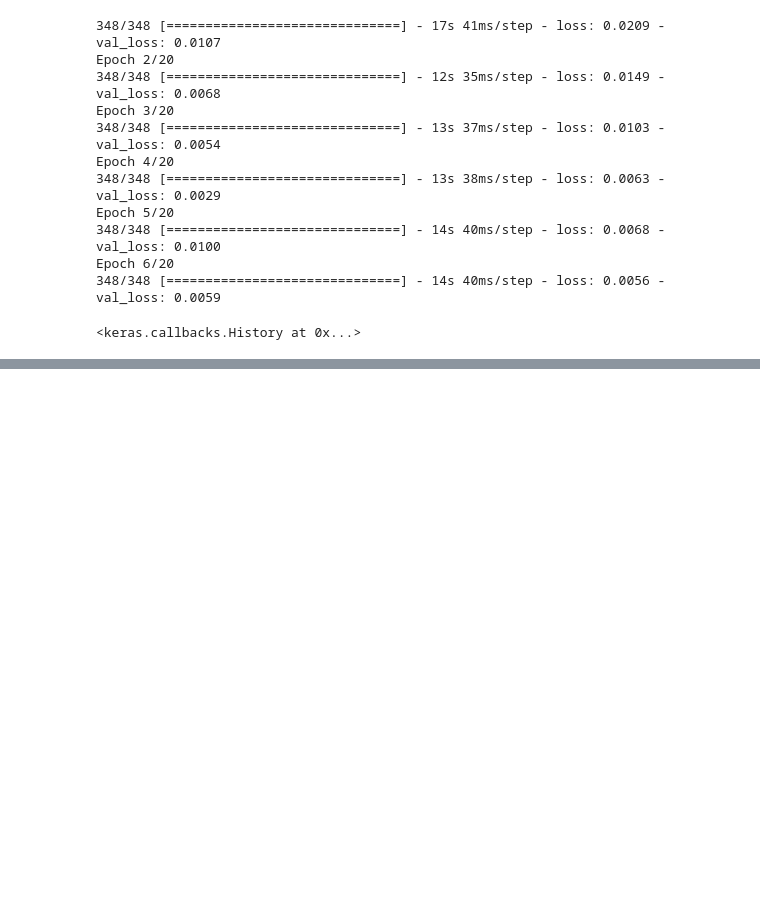
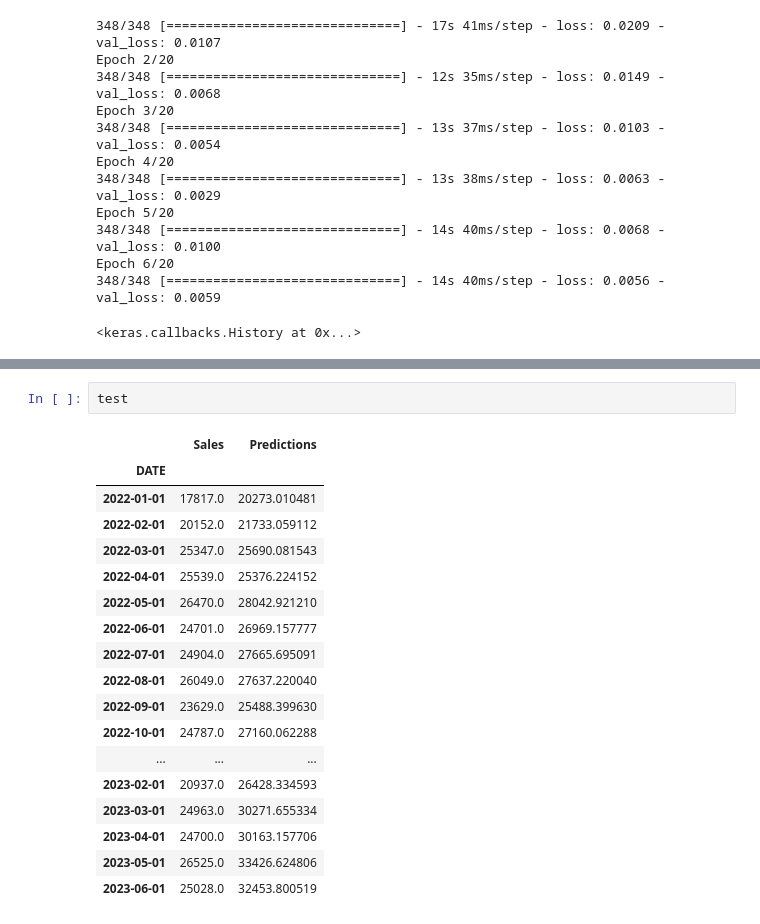
Before and after one commit to PrathamModi001/RNN, a Jupyter notebook: rnn_timeSeries.ipynb, the cells around one changed output, grey strips where cells are left out. Drawn from its saved outputs; the diff is of its cells as text; blank space fills up the shorter version.

```diff
--- a/rnn_timeSeries.ipynb
+++ b/rnn_timeSeries.ipynb
@@ -243,0 +305,21 @@ Epoch 6/20
+# %%
+test
+# %% [output]
+|  | Sales | Predictions |
+| DATE |  |  |
+| 2022-01-01 | 17817.0 | 20273.010481 |
+| 2022-02-01 | 20152.0 | 21733.059112 |
+| 2022-03-01 | 25347.0 | 25690.081543 |
+| 2022-04-01 | 25539.0 | 25376.224152 |
+| 2022-05-01 | 26470.0 | 28042.921210 |
+| 2022-06-01 | 24701.0 | 26969.157777 |
+| 2022-07-01 | 24904.0 | 27665.695091 |
+| 2022-08-01 | 26049.0 | 27637.220040 |
+| 2022-09-01 | 23629.0 | 25488.399630 |
+| 2022-10-01 | 24787.0 | 27160.062288 |
+| ... | ... | ... |
+| 2023-02-01 | 20937.0 | 26428.334593 |
+| 2023-03-01 | 24963.0 | 30271.655334 |
+| 2023-04-01 | 24700.0 | 30163.157706 |
+| 2023-05-01 | 26525.0 | 33426.624806 |
+| 2023-06-01 | 25028.0 | 32453.800519 |
```
Also changed, not shown: parts of 7 cells of this notebook.
